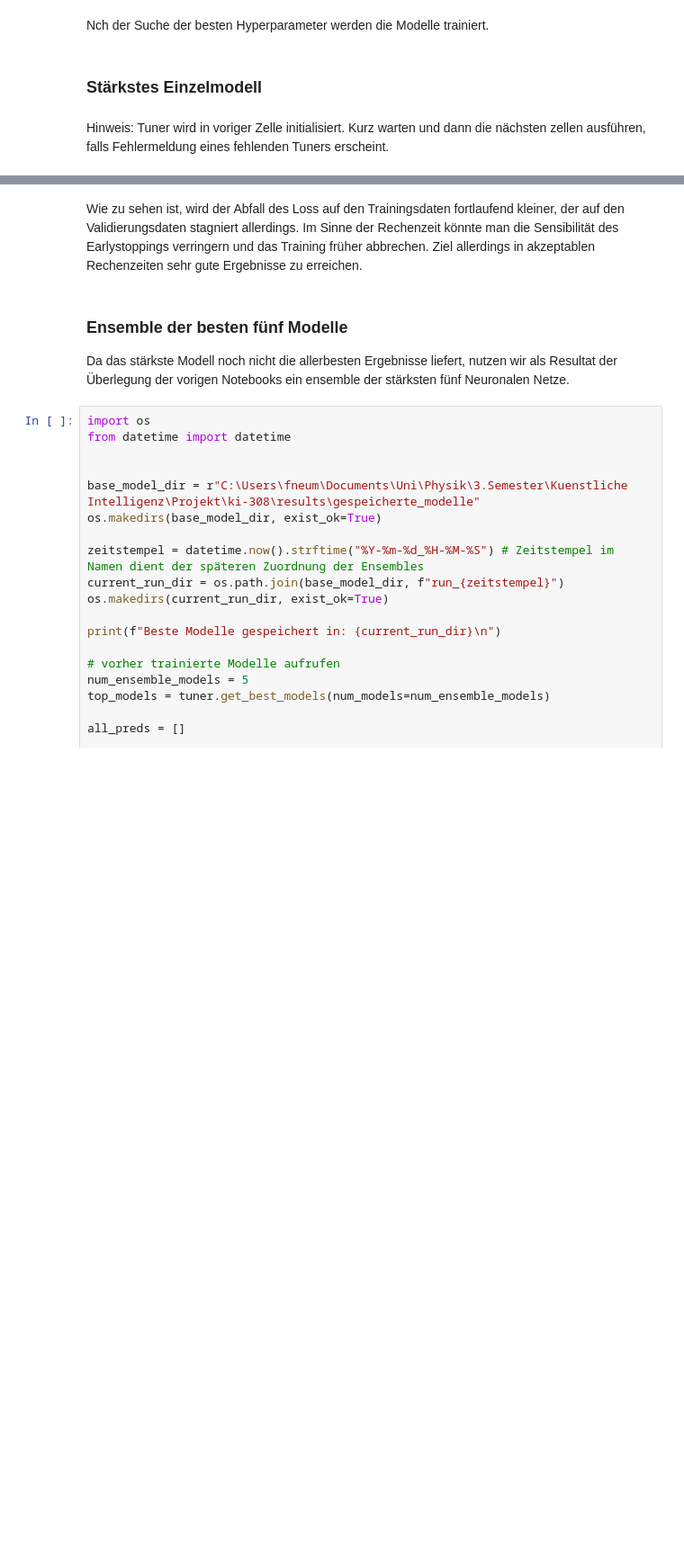
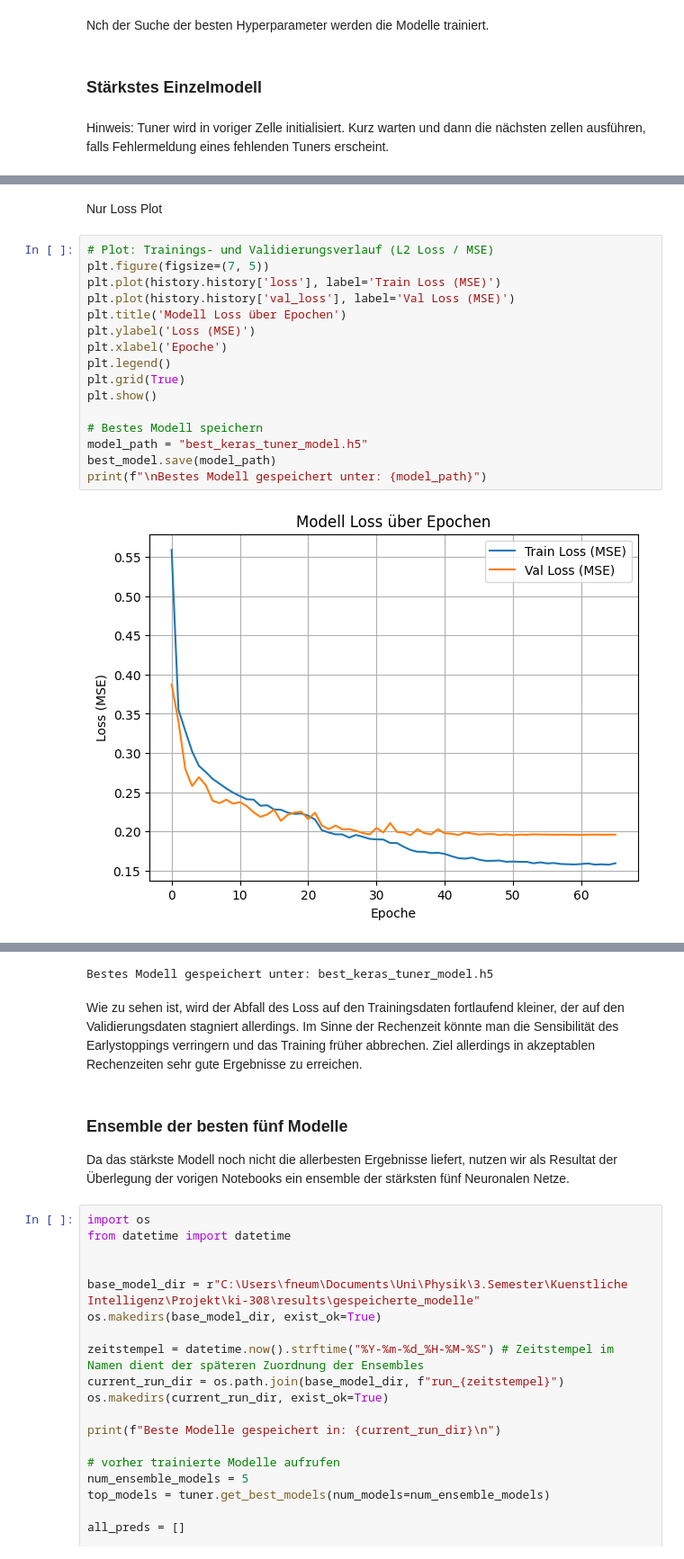
Before and after one commit to FlorianAdamczyk/ki-308, a Jupyter notebook: notebooks/05_Neural_Network_Felix_N.ipynb, the cells around one changed output, grey strips where cells are left out. Shown at 90% size. Drawn from its saved outputs; the diff is of its cells as text; blank space fills up the shorter version.

```diff
--- a/notebooks/05_Neural_Network_Felix_N.ipynb
+++ b/notebooks/05_Neural_Network_Felix_N.ipynb
@@ -261,0 +309,20 @@ print(f"\nBestes Modell gespeichert unter: {model_path}")
+# %% [markdown]
+Nur Loss Plot
+# %%
+# Plot: Trainings- und Validierungsverlauf (L2 Loss / MSE)
+plt.figure(figsize=(7, 5))
+plt.plot(history.history['loss'], label='Train Loss (MSE)')
+plt.plot(history.history['val_loss'], label='Val Loss (MSE)')
+plt.title('Modell Loss über Epochen')
+plt.ylabel('Loss (MSE)')
+plt.xlabel('Epoche')
+plt.legend()
+plt.grid(True)
+plt.show()
+
+# Bestes Modell speichern
+model_path = "best_keras_tuner_model.h5"
+best_model.save(model_path)
+print(f"\nBestes Modell gespeichert unter: {model_path}")
+# %% [output]
+[figure, added]
@@ -262,3 +330,4 @@ print(f"\nBestes Modell gespeichert unter: {model_path}")
+Bestes Modell gespeichert unter: best_keras_tuner_model.h5
 # %% [markdown]
 Wie zu sehen ist, wird der Abfall des Loss auf den Trainingsdaten fortlaufend kleiner, der auf den Validierungsdaten stagniert allerdings.   Im Sinne der Rechenzeit könnte man die Sensibilität des Earlystoppings verringern und das Training früher abbrechen. Ziel allerdings in akzeptablen Rechenzeiten sehr gute Ergebnisse zu erreichen.
 # %% [markdown]
```
Also changed, not shown: parts of 22 cells of this notebook.
